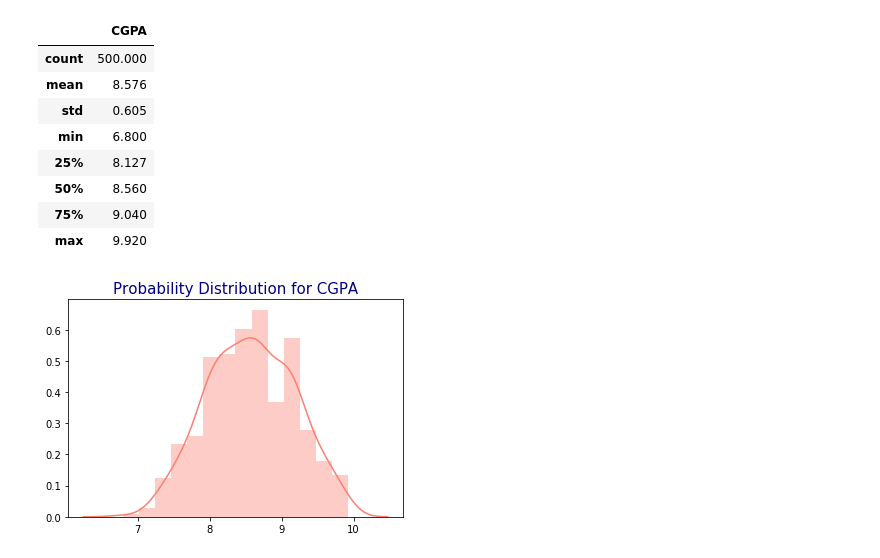
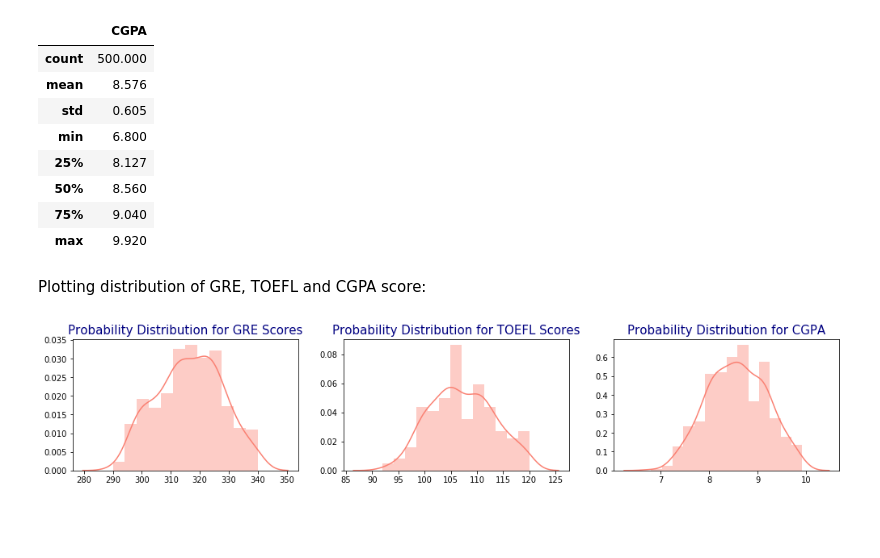
Before and after one commit to madhavi26/university_admission_-, a Jupyter notebook: University Admission 🎓.ipynb, the cells around one changed output. Cells and saved outputs as stored; diff of their text form; code cells hidden in the pictures; blank space fills up the shorter version.

```diff
--- a/University Admission 🎓.ipynb
+++ b/University Admission 🎓.ipynb
@@ -98,9 +96,23 @@ CGPA.describe()
 | 50% | 8.560 |
 | 75% | 9.040 |
 | max | 9.920 |
-# %%
-#Plotting distribution of GRE score
-sns.distplot(CGPA, color = 'salmon').set_title('Probability Distribution for CGPA',size = 15, color = 'navy')
-plt.show()
-# %% [output]
-[figure, removed]
+# %% [markdown]
+Plotting distribution of GRE, TOEFL and CGPA score:
+# %%
+plt.figure(figsize=(17,3))
+
+plt.subplot(1,3,1)
+sns.distplot(GRE, color = 'salmon').set_title('Probability Distribution for GRE Scores', size=15, color='navy')
+plt.plot()
+
+plt.subplot(1,3,2)
+sns.distplot(TOEFL, color = 'salmon').set_title('Probability Distribution for TOEFL Scores', size=15, color='navy')
+plt.plot()
+
+plt.subplot(1,3,3)
+sns.distplot(CGPA, color = 'salmon').set_title('Probability Distribution for CGPA', size=15, color='navy')
+plt.plot()
+
+plt.show()
+# %% [output]
+[figure, added]
```
Also changed, not shown: parts of 30 cells of this notebook.
